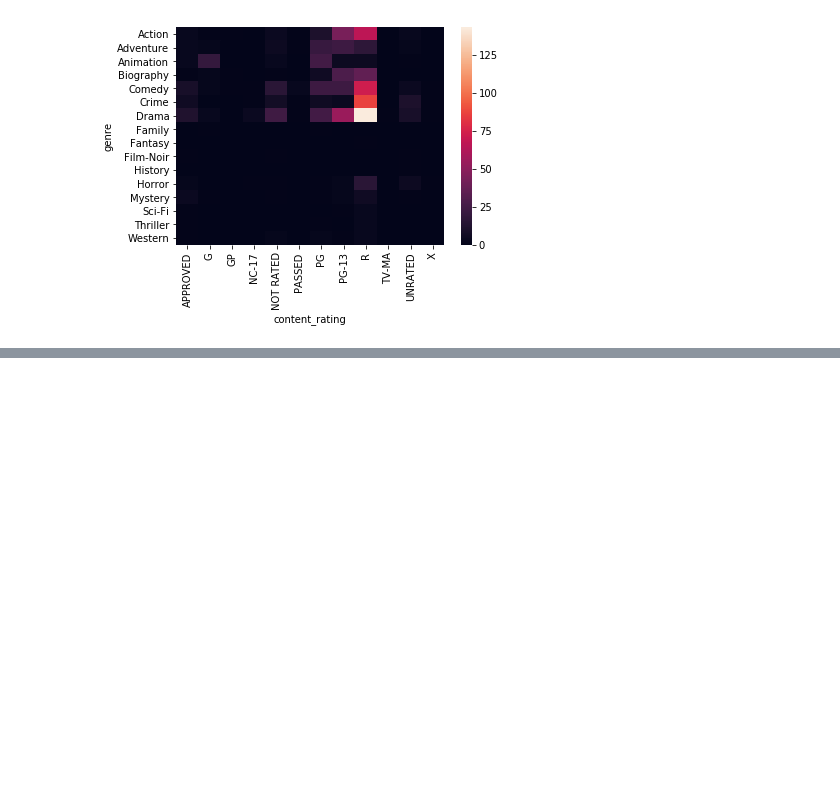
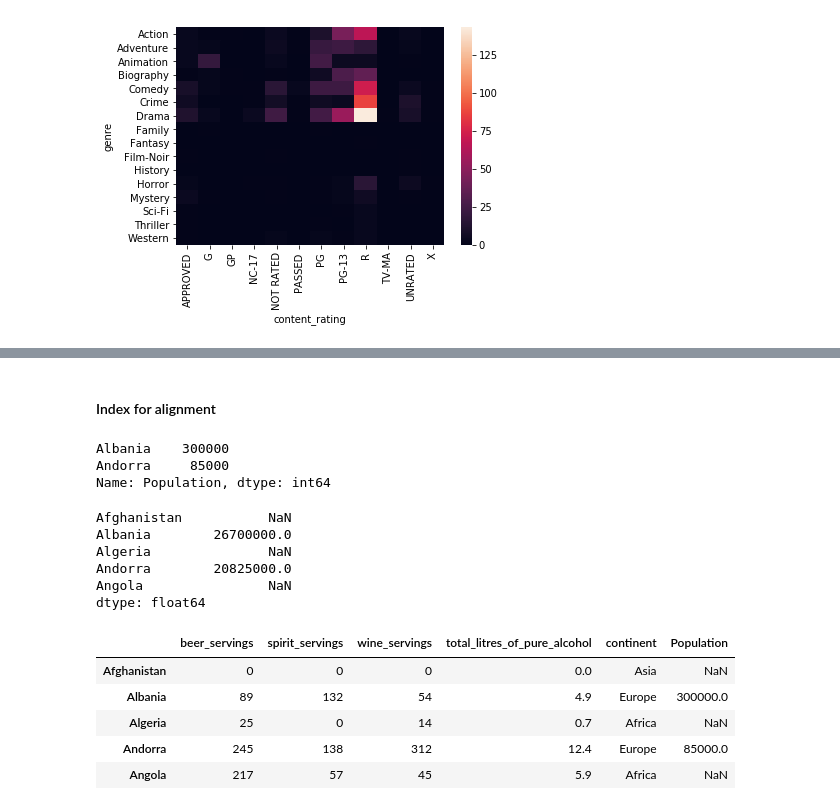
Before and after one commit to katamit/Data-Science, a Jupyter notebook: Pandas_notebooks/Pandas_Tut_data_school.ipynb, the cells around one changed output, grey strips where cells are left out. Cells and saved outputs as stored; diff of their text form; code cells hidden in the pictures; blank space fills up the shorter version.

```diff
--- a/Pandas_notebooks/Pandas_Tut_data_school.ipynb
+++ b/Pandas_notebooks/Pandas_Tut_data_school.ipynb
@@ -397,0 +582,30 @@ bb
+# %% [markdown]
+#### Index for alignment
+# %%
+# to demonstrate that we will be creating a dummy Series
+# pd.DataFrame([[],[]],columns=[],)
+people = pd.Series([300000,85000], index=['Albania', 'Andorra'], name='Population')
+people
+# %% [output]
+Albania    300000
+Andorra     85000
+Name: Population, dtype: int64
+# %%
+# suppose to get the total beer_servings - we multiply the average with population
+(drinks.beer_servings*people).head()
+# %% [output]
+Afghanistan           NaN
+Albania        26700000.0
+Algeria               NaN
+Andorra        20825000.0
+Angola                NaN
+dtype: float64
+# %%
+pd.concat([drinks,people], axis=1,sort=False).head()
+# %% [output]
+|  | beer_servings | spirit_servings | wine_servings | total_litres_of_pure_alcohol | continent | Population |
+| Afghanistan | 0 | 0 | 0 | 0.0 | Asia | NaN |
+| Albania | 89 | 132 | 54 | 4.9 | Europe | 300000.0 |
+| Algeria | 25 | 0 | 14 | 0.7 | Africa | NaN |
+| Andorra | 245 | 138 | 312 | 12.4 | Europe | 85000.0 |
+| Angola | 217 | 57 | 45 | 5.9 | Africa | NaN |
```
Also changed, not shown: parts of 42 cells of this notebook, 8 other files.
